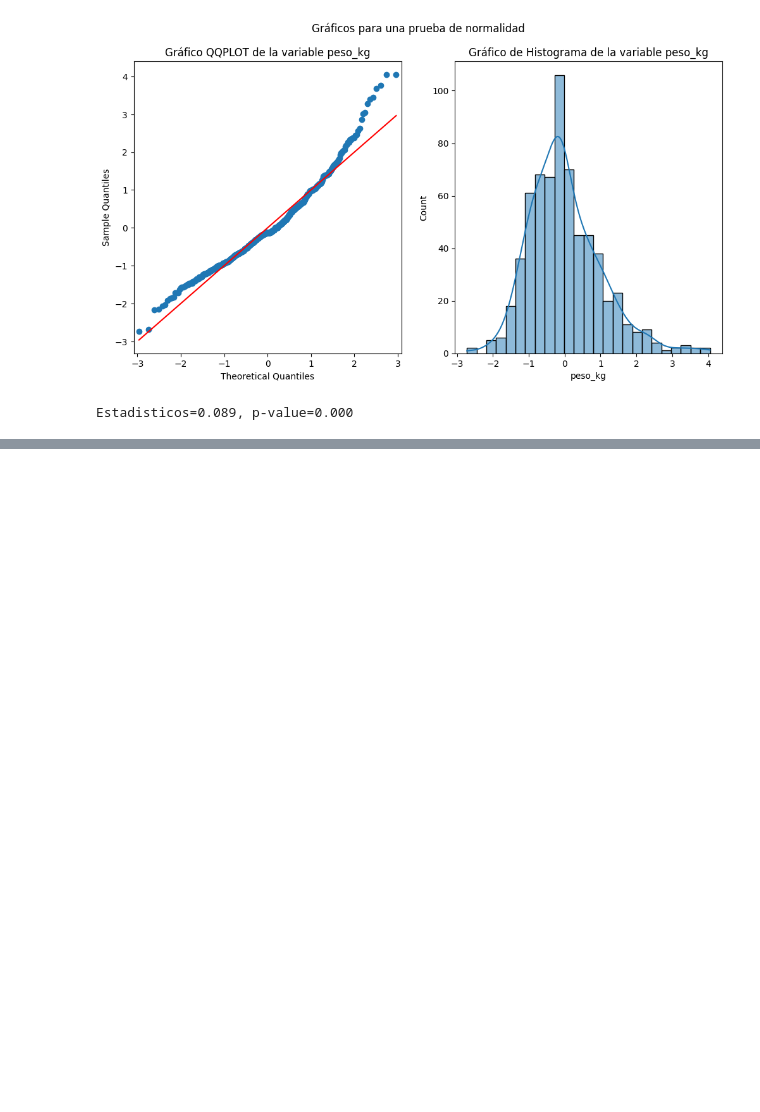
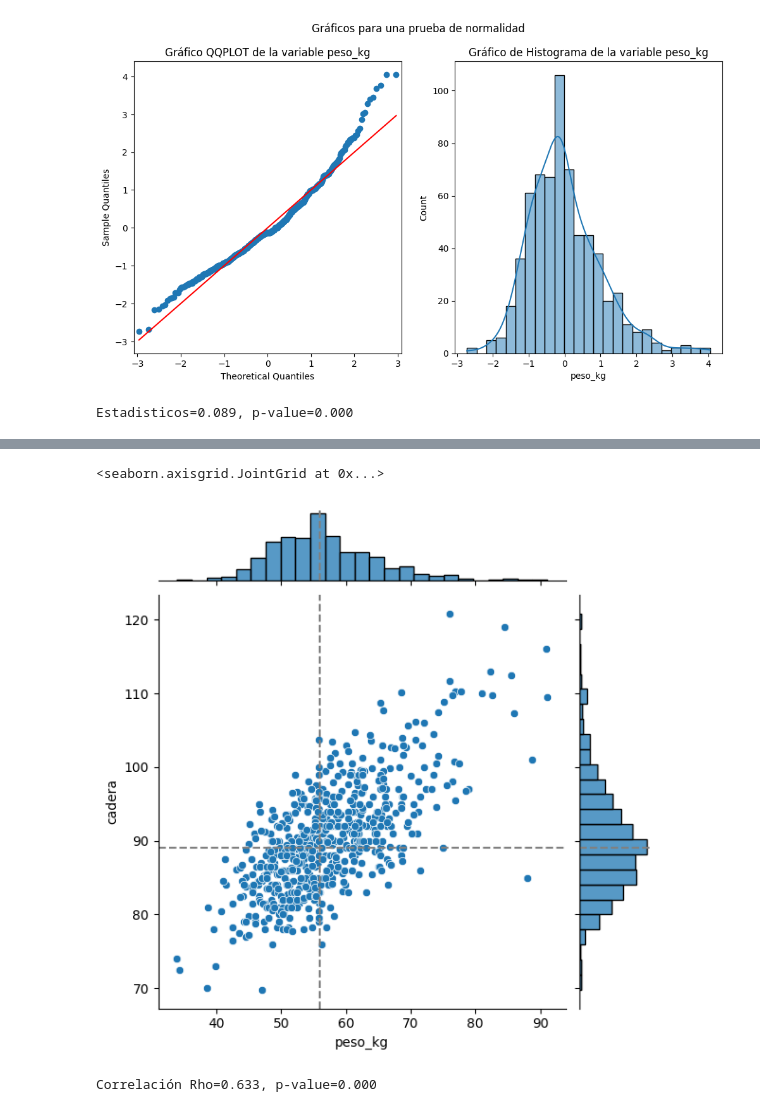
Before and after one commit to gcontrerasx/Ciencia-de-Datos-y-ML-con-Python, a Jupyter notebook: M2_Proyecto_No_3_Inferencial.ipynb, the cells around one changed output, grey strips where cells are left out. Saved outputs shown, nothing was run; the diff lists cells and outputs as text; code cells hidden in the pictures; blank space fills up the shorter version.

```diff
--- a/M2_Proyecto_No_3_Inferencial.ipynb
+++ b/M2_Proyecto_No_3_Inferencial.ipynb
@@ -465,0 +516,16 @@ Estadisticos=0.089, p-value=0.000
+# %%
+g = sns.JointGrid(x="peso_kg", y="cadera", data=df_num, palette = "ch:s=.50,rot=-.35")
+g.plot(sns.scatterplot, sns.histplot)
+g.refline(x=56, y=89)
+# %% [output]
+<seaborn.axisgrid.JointGrid at 0x...>
+[figure, added]
+# %%
+# Correlación spearmanr
+from scipy.stats import pearsonr, spearmanr
+
+rho, p = spearmanr(df_num['peso_kg'], df_num['cadera'])
+
+print('Correlación Rho=%.3f, p-value=%.3f' % (rho, p))
+# %% [output]
+Correlación Rho=0.633, p-value=0.000
```
Also changed, not shown: parts of 10 cells of this notebook.
